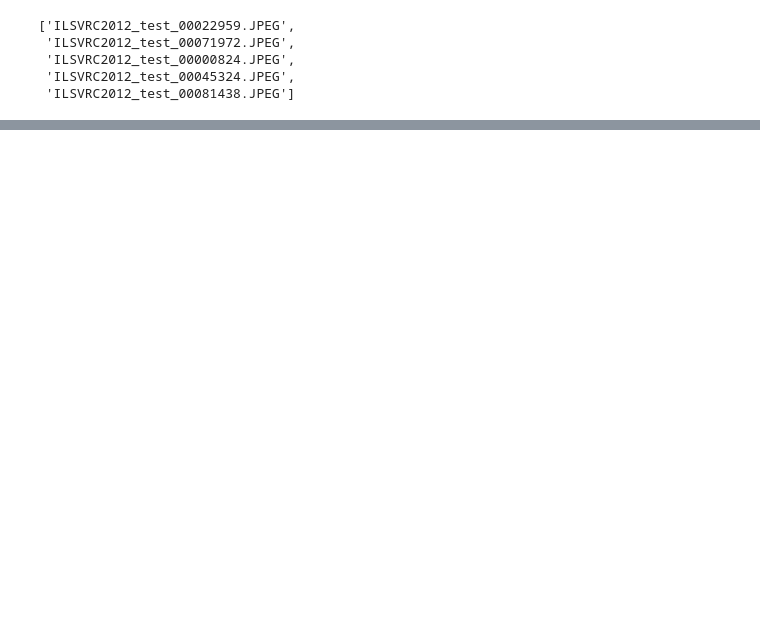
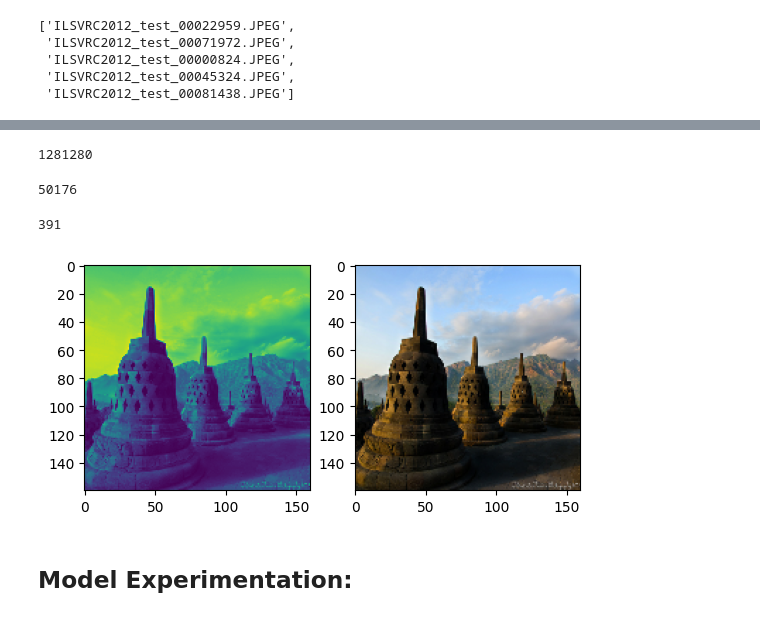
Before and after one commit to Yug-Oswal/imagenet-imagecoloring, a Jupyter notebook: imagecolor-init.ipynb, the cells around one changed output, grey strips where cells are left out. Cells and saved outputs as stored; diff of their text form; code cells hidden in the pictures; blank space fills up the shorter version.

Commit message:
update: dataset created and unet start

```diff
--- a/imagecolor-init.ipynb
+++ b/imagecolor-init.ipynb
@@ -51,4 +36,0 @@ for batch in test_dataset.as_numpy_iterator():
-# %%
-for batch in test_dataset.as_numpy_iterator():
-    plt.imshow(batch[1][0])
-    break
@@ -108,2 +44,0 @@ Found 50000 images belonging to 1000 classes.
-# %%
-batch = next(test_data)
@@ -146,0 +45,9 @@ array([[[245.8551 ],
+# %%
+def get_dataset(path, batch_size):
+    if (path.split('/')[-2] == "test"):
+        image_paths = tf.data.Dataset.list_files(path + "*.JPEG", shuffle=True)
+    else:
+        image_paths = tf.data.Dataset.list_files(path + "*/*.JPEG", shuffle=True)
+    dataset = image_paths.map(process_image, num_parallel_calls=AUTO)
+    dataset = dataset.batch(batch_size).prefetch(AUTO)
+    return dataset
@@ -146,0 +56,4 @@ array([[[245.8551 ],
+# %%
+train_data.cardinality().numpy() * BATCH_SIZE
+# %% [output]
+1281280
@@ -146,0 +62,20 @@ array([[[245.8551 ],
+# %%
+val_data.cardinality().numpy() * BATCH_SIZE
+# %% [output]
+50176
+# %%
+test_data = get_dataset(test_dir, batch_size=BATCH_SIZE)
+# %%
+test_data.cardinality().numpy()
+# %% [output]
+391
+# %%
+for batch in test_data.as_numpy_iterator():
+    fig, axs = plt.subplots(1, 2)
+    axs[0].imshow(batch[0][0] / 255)
+    axs[1].imshow(batch[1][0] / 255)
+    break
+# %% [output]
+[figure, added]
+# %% [markdown]
+## Model Experimentation:
```
Also changed, not shown: parts of 24 cells of this notebook.
